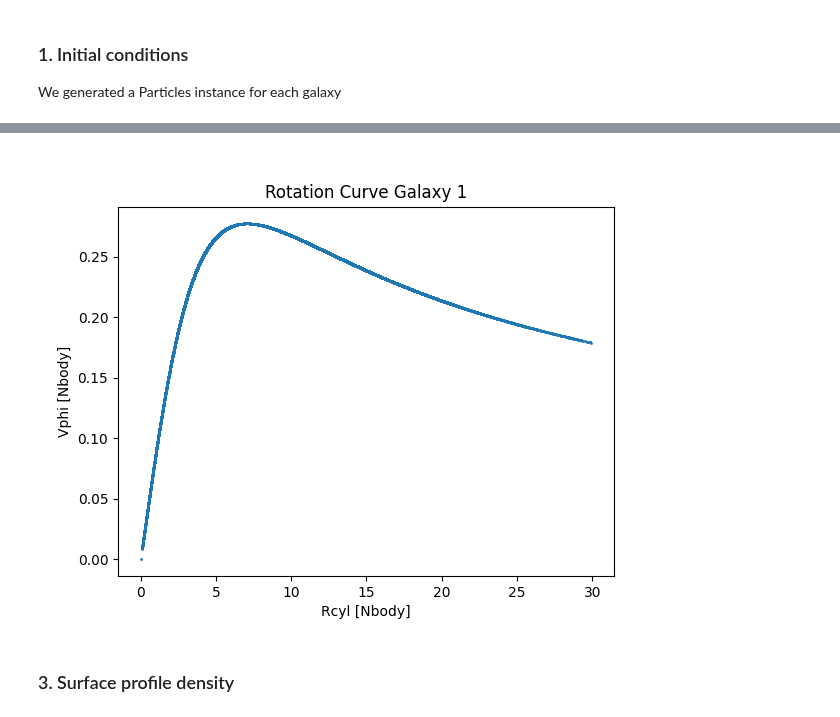
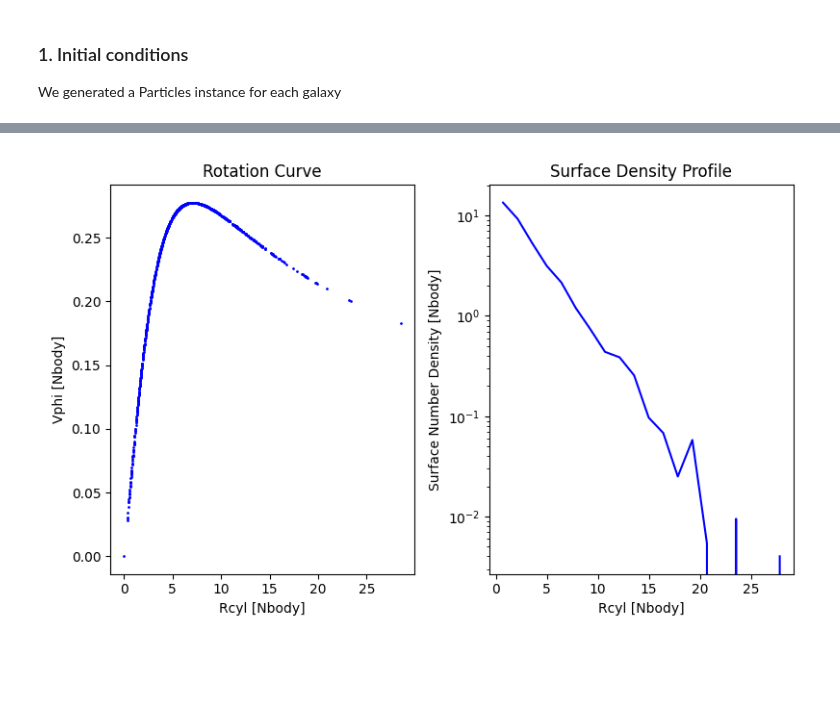
Before and after one commit to giadaaggio/compastro_23, a Jupyter notebook: GAMALOS/gamalos_giada.ipynb, the cells around one changed output, grey strips where cells are left out. Cells and saved outputs as stored; diff of their text form; code cells hidden in the pictures; blank space fills up the shorter version.

```diff
--- a/GAMALOS/gamalos_giada.ipynb
+++ b/GAMALOS/gamalos_giada.ipynb
@@ -133,19 +113,43 @@ We then plotted $V_\phi$ vs $R$ to obtain the rotation curve of the galaxy.
+# %%
+def rotation_curve(x, y, z, vx, vy):
+    # convert to cylindrical coordinates
+    Rcyl = np.sqrt(x ** 2 + y ** 2)                   # cylindrical radius
+    phi = np.arctan2(y, x)                            # azimuthal angle
+    z = z                                             # z-coordinate
+
+    # compute azimuthal velocity
+    vel_phi = vy * np.cos(phi) - vx * np.sin(phi)     # azimuthal velocity
+
+    return Rcyl, vel_phi
+
+def surface_density(Rcyl):
+    H, edge = np.histogram(Rcyl, bins=20)                                          # histogram of the cylindrical radius
+    area =  np.pi * (edge[1:]**2 - edge[0:-1]**2)                                  # area of every bin (every concentric ring)
+    mid = 0.5 * (edge[1:] + edge[0:-1])                                            # midpoint of every bin
+
+    return mid, H, area
 # %%
-# convert to cylindrical coordinates
+# compute rotation curve and surface density
+Rcyl, vel_phi = rotation_curve(Galaxy1.pos[:, 0], Galaxy1.pos[:, 1], Galaxy1.pos[:, 2], Galaxy1.vel[:, 0], Galaxy1.vel[:, 1])
+mid, H, area = surface_density(Rcyl)
 
-Rcyl = np.sqrt(Galaxy1.pos[:, 0] ** 2 + Galaxy1.pos[:, 1] ** 2)
-phi = np.arctan2(Galaxy1.pos[:, 1], Galaxy1.pos[:, 0])
-z = Galaxy1.pos[:, 2]
-
-vel_phi = Galaxy1.vel[:, 1] * np.cos(phi) - Galaxy1.vel[:, 0] * np.sin(phi)
-
-plt.figure()
-plt.plot(Rcyl, vel_phi, 'o', markersize=1)
+# rotation curve plot
+plt.figure(figsize=(8, 5))
+plt.subplot(1, 2, 1)
+plt.plot(Rcyl, vel_phi, 'o', markersize=1, c='b')
 plt.xlabel("Rcyl [Nbody]")
 plt.ylabel("Vphi [Nbody]")
-plt.title("Rotation Curve Galaxy 1")
+plt.title("Rotation Curve")
+
+# surface density plot
+plt.subplot(1, 2, 2)
+plt.yscale('log')
+plt.plot(mid, H / area, c='b')
+plt.xlabel("Rcyl [Nbody]")
+plt.ylabel("Surface Number Density [Nbody]")
+plt.title("Surface Density Profile")
+
+plt.tight_layout()
 plt.show()
 # %% [output]
-[figure, old version]
+[figure, new version]
-# %% [markdown]
-### 3. Surface profile density
```
Also changed, not shown: parts of 20 cells of this notebook, 1 other file.
